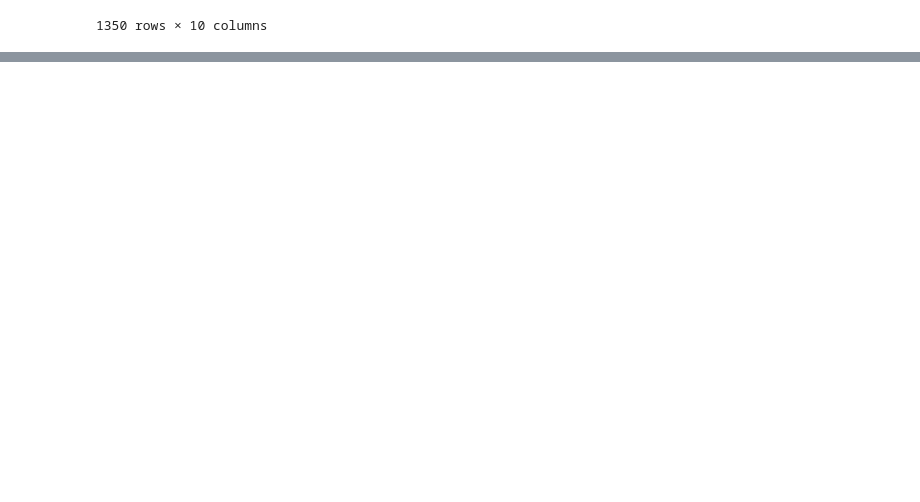
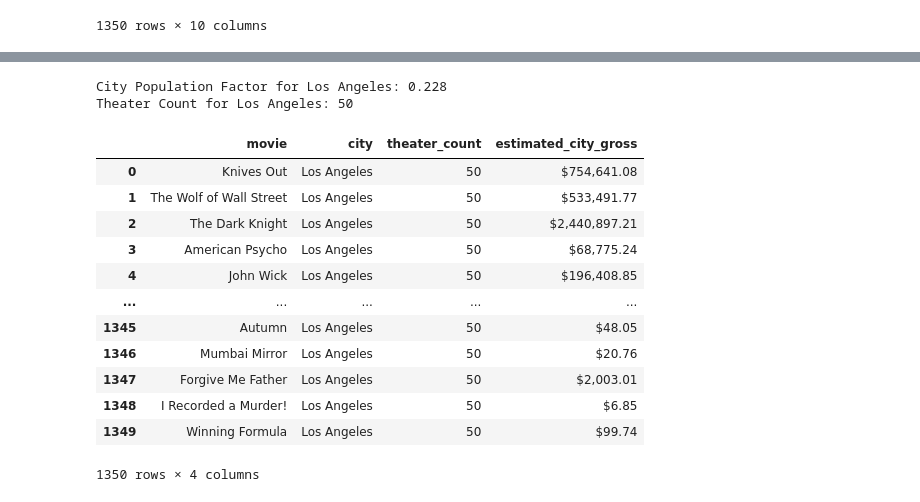
Before and after one commit to Armand57araujo/i-tickets, a Jupyter notebook: pythonnotebook.ipynb, the cells around one changed output, grey strips where cells are left out. Saved outputs shown, nothing was run; the diff lists cells and outputs as text; code cells hidden in the pictures; blank space fills up the shorter version.

```diff
--- a/pythonnotebook.ipynb
+++ b/pythonnotebook.ipynb
@@ -66,3 +62,31 @@ for date in pd.date_range("2023-01-01", "2023-01-03"):
 
 # # Display the DataFrame
 # print(holidays_df)
+# %%
+FOURSQUARE_API_KEY = 'FOURSQUARE_API_KEY'
+
+FOURSQUARE_URL = 'https://api.foursquare.com/v3/places/search'
+
+def get_theater_count(city):
+    headers = {
+        "Authorization": FOURSQUARE_API_KEY,
+        "Accept": "application/json"
+    }
+
+    params = {
+        "query": "cinema",
+        "near": city,
+        "limit": 50  # Limit of results (can be adjusted)
+    }
+
+
+
+    # Request theaters data from Foursquare
+    response = requests.get(FOURSQUARE_URL, headers=headers, params=params)
+    data = response.json()
+
+    # Count the number of venues matching 'cinema'
+    theater_count = len(data.get('results', []))
+    return theater_count
+
+# print("Foursquare API Response:", data)
@@ -1284,0 +1493,19 @@ dtype: int64
+# %%
+approximate_box_office_df = approximate_city_box_office_with_theaters(new_order_imdb_movies_df, "Los Angeles")
+display(approximate_box_office_df)
+# %% [output]
+City Population Factor for Los Angeles: 0.228
+Theater Count for Los Angeles: 50
+|  | movie | city | theater_count | estimated_city_gross |
+| 0 | Knives Out | Los Angeles | 50 | $754,641.08 |
+| 1 | The Wolf of Wall Street | Los Angeles | 50 | $533,491.77 |
+| 2 | The Dark Knight | Los Angeles | 50 | $2,440,897.21 |
+| 3 | American Psycho | Los Angeles | 50 | $68,775.24 |
+| 4 | John Wick | Los Angeles | 50 | $196,408.85 |
+| ... | ... | ... | ... | ... |
+| 1345 | Autumn | Los Angeles | 50 | $48.05 |
+| 1346 | Mumbai Mirror | Los Angeles | 50 | $20.76 |
+| 1347 | Forgive Me Father | Los Angeles | 50 | $2,003.01 |
+| 1348 | I Recorded a Murder! | Los Angeles | 50 | $6.85 |
+| 1349 | Winning Formula | Los Angeles | 50 | $99.74 |
+1350 rows × 4 columns
```
Also changed, not shown: parts of 13 cells of this notebook.
